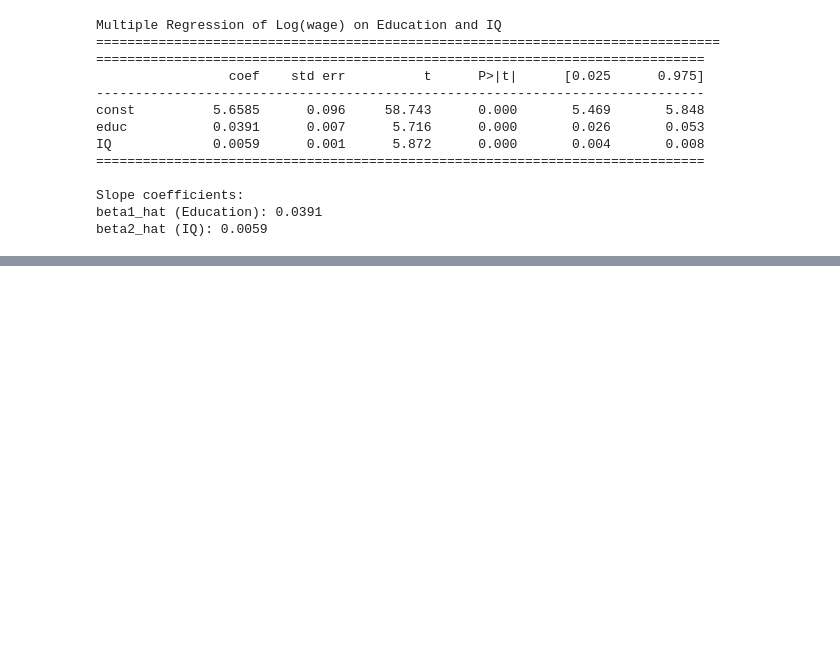
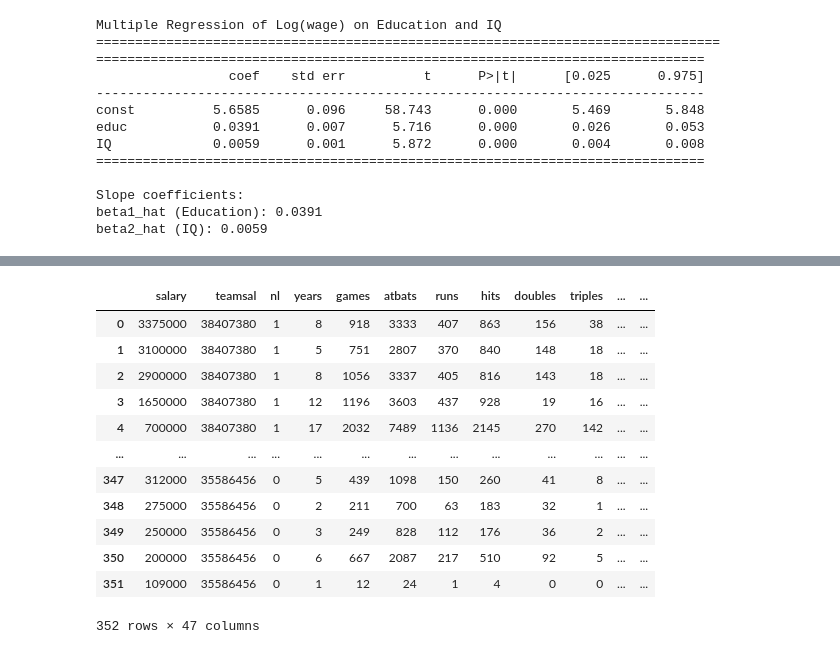
Before and after one commit to adenmao1202/skl_courses, a Jupyter notebook: econometrics/lab_hw1.ipynb, the cells around one changed output, grey strips where cells are left out. Saved outputs shown, nothing was run; the diff lists cells and outputs as text; code cells hidden in the pictures; blank space fills up the shorter version.

```diff
--- a/econometrics/lab_hw1.ipynb
+++ b/econometrics/lab_hw1.ipynb
@@ -248,0 +260,71 @@ result : 0.0598 ≈ 0.0391 + 0.0059 * 3.5328
+# %%
+
+path = '/Users/mouyasushi/Desktop/學校課程/econometrics/DateSets/Excel/mlb1.xls'
+
+column_names = {
+    'salary': '1993 season salary',
+    'teamsal': 'team payroll',
+    'nl': '=1 if national league',
+    'years': 'years in major leagues',
+    'games': 'career games played',
+    'atbats': 'career at bats',
+    'runs': 'career runs scored',
+    'hits': 'career hits',
+    'doubles': 'career doubles',
+    'triples': 'career triples',
+    'hruns': 'career home runs',
+    'rbis': 'career runs batted in',
+    'bavg': 'career batting average',
+    'bb': 'career walks',
+    'so': 'career strike outs',
+    'sbases': 'career stolen bases',
+    'fldperc': 'career fielding perc',
+    'frstbase': '=1 if first base',
+    'scndbase': '=1 if second base',
+    'shrtstop': '=1 if shortstop',
+    'thrdbase': '=1 if third base',
+    'outfield': '=1 if outfield',
+    'catcher': '=1 if catcher',
+    'yrsallst': 'years as all-star',
+    'hispan': '=1 if hispanic',
+    'black': '=1 if black',
+    'whitepop': 'white pop. in city',
+    'blackpop': 'black pop. in city',
+    'hisppop': 'hispanic pop. in city',
+    'pcinc': 'city per capita income',
+    'gamesyr': 'games per year in league',
+    'hrunsyr': 'home runs per year',
+    'atbatsyr': 'at bats per year',
+    'allstar': 'perc. of years an all-star',
+    'slugavg': 'career slugging average',
+    'rbisyr': 'rbis per year',
+    'sbasesyr': 'stolen bases per year',
+    'runsyr': 'runs scored per year',
+    'percwhte': 'percent white in city',
+    'percblck': 'percent black in city',
+    'perchisp': 'percent hispanic in city',
+    'blckpb': 'black*percblck',
+    'hispph': 'hispan*perchisp',
+    'whtepw': 'white*percwhte',
+    'blckph': 'black*perchisp',
+    'hisppb': 'hispan*percblck',
+    'lsalary': 'log(salary)'
+}
+
+
+mlb = pd.read_excel(path, names=list(column_names.keys()))
+mlb
+# %% [output]
+|  | salary | teamsal | nl | years | games | atbats | runs | hits | doubles | triples | ... | ... |
+| 0 | 3375000 | 38407380 | 1 | 8 | 918 | 3333 | 407 | 863 | 156 | 38 | ... | ... |
+| 1 | 3100000 | 38407380 | 1 | 5 | 751 | 2807 | 370 | 840 | 148 | 18 | ... | ... |
+| 2 | 2900000 | 38407380 | 1 | 8 | 1056 | 3337 | 405 | 816 | 143 | 18 | ... | ... |
+| 3 | 1650000 | 38407380 | 1 | 12 | 1196 | 3603 | 437 | 928 | 19 | 16 | ... | ... |
+| 4 | 700000 | 38407380 | 1 | 17 | 2032 | 7489 | 1136 | 2145 | 270 | 142 | ... | ... |
+| ... | ... | ... | ... | ... | ... | ... | ... | ... | ... | ... | ... | ... |
+| 347 | 312000 | 35586456 | 0 | 5 | 439 | 1098 | 150 | 260 | 41 | 8 | ... | ... |
+| 348 | 275000 | 35586456 | 0 | 2 | 211 | 700 | 63 | 183 | 32 | 1 | ... | ... |
+| 349 | 250000 | 35586456 | 0 | 3 | 249 | 828 | 112 | 176 | 36 | 2 | ... | ... |
+| 350 | 200000 | 35586456 | 0 | 6 | 667 | 2087 | 217 | 510 | 92 | 5 | ... | ... |
+| 351 | 109000 | 35586456 | 0 | 1 | 12 | 24 | 1 | 4 | 0 | 0 | ... | ... |
+352 rows × 47 columns
```
Also changed, not shown: parts of 24 cells of this notebook, 6 other files.
